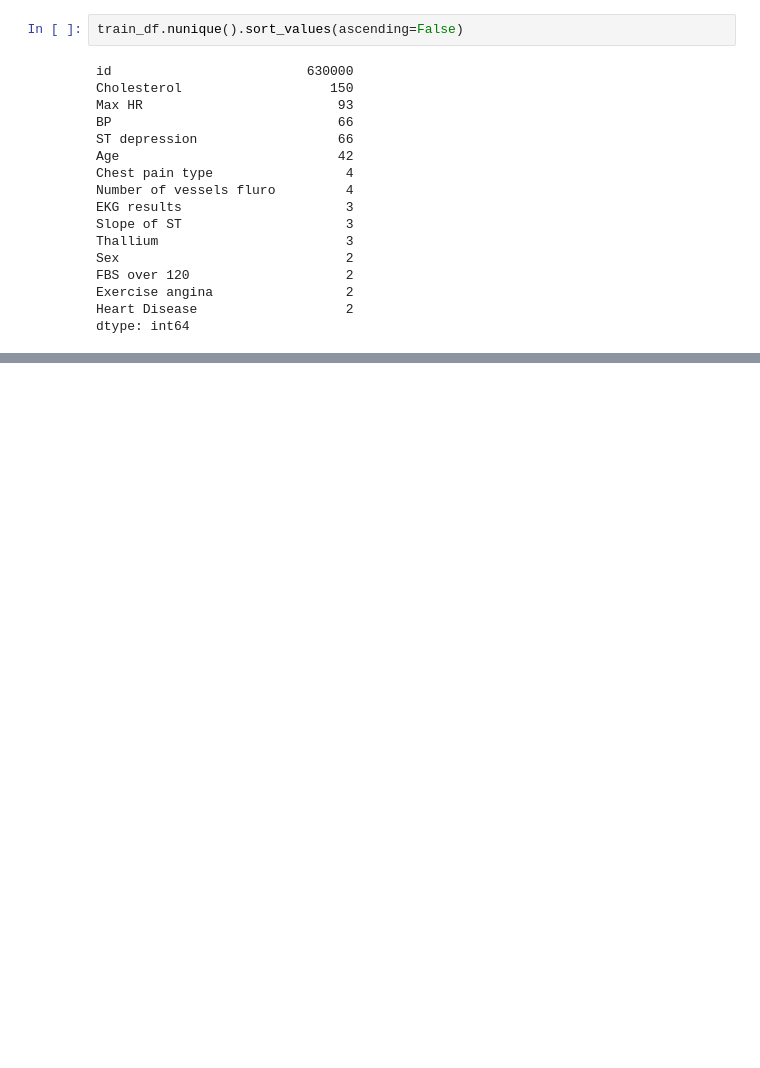
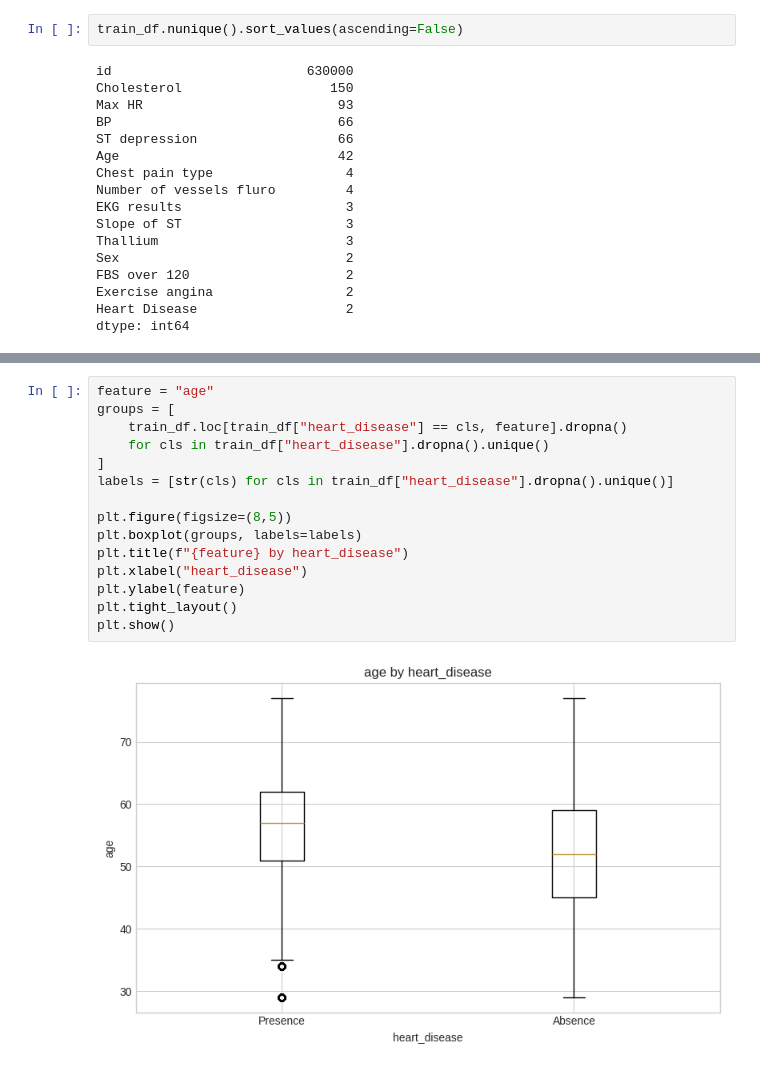
Before and after one commit to carrliitos/predicting-heart-disease, a Jupyter notebook: src/notebooks/01_EDA/01_EDA.ipynb, the cells around one changed output, grey strips where cells are left out. Cells and saved outputs as stored; diff of their text form; blank space fills up the shorter version.

```diff
--- a/src/notebooks/01_EDA/01_EDA.ipynb
+++ b/src/notebooks/01_EDA/01_EDA.ipynb
@@ -122,0 +253,17 @@ dtype: int64
+# %%
+feature = "age"
+groups = [
+    train_df.loc[train_df["heart_disease"] == cls, feature].dropna()
+    for cls in train_df["heart_disease"].dropna().unique()
+]
+labels = [str(cls) for cls in train_df["heart_disease"].dropna().unique()]
+
+plt.figure(figsize=(8,5))
+plt.boxplot(groups, labels=labels)
+plt.title(f"{feature} by heart_disease")
+plt.xlabel("heart_disease")
+plt.ylabel(feature)
+plt.tight_layout()
+plt.show()
+# %% [output]
+[figure, added]
```
Also changed, not shown: parts of 19 cells of this notebook.
